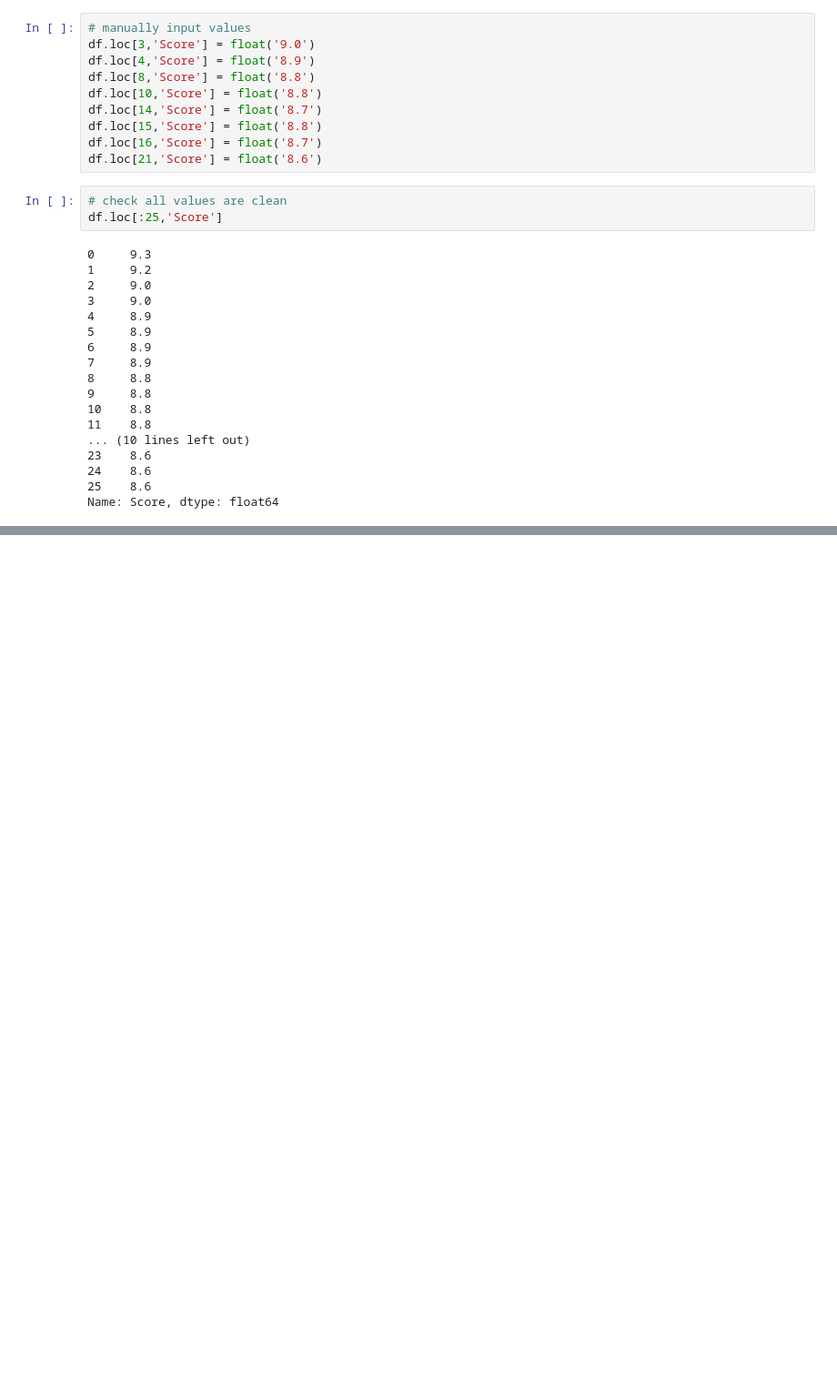
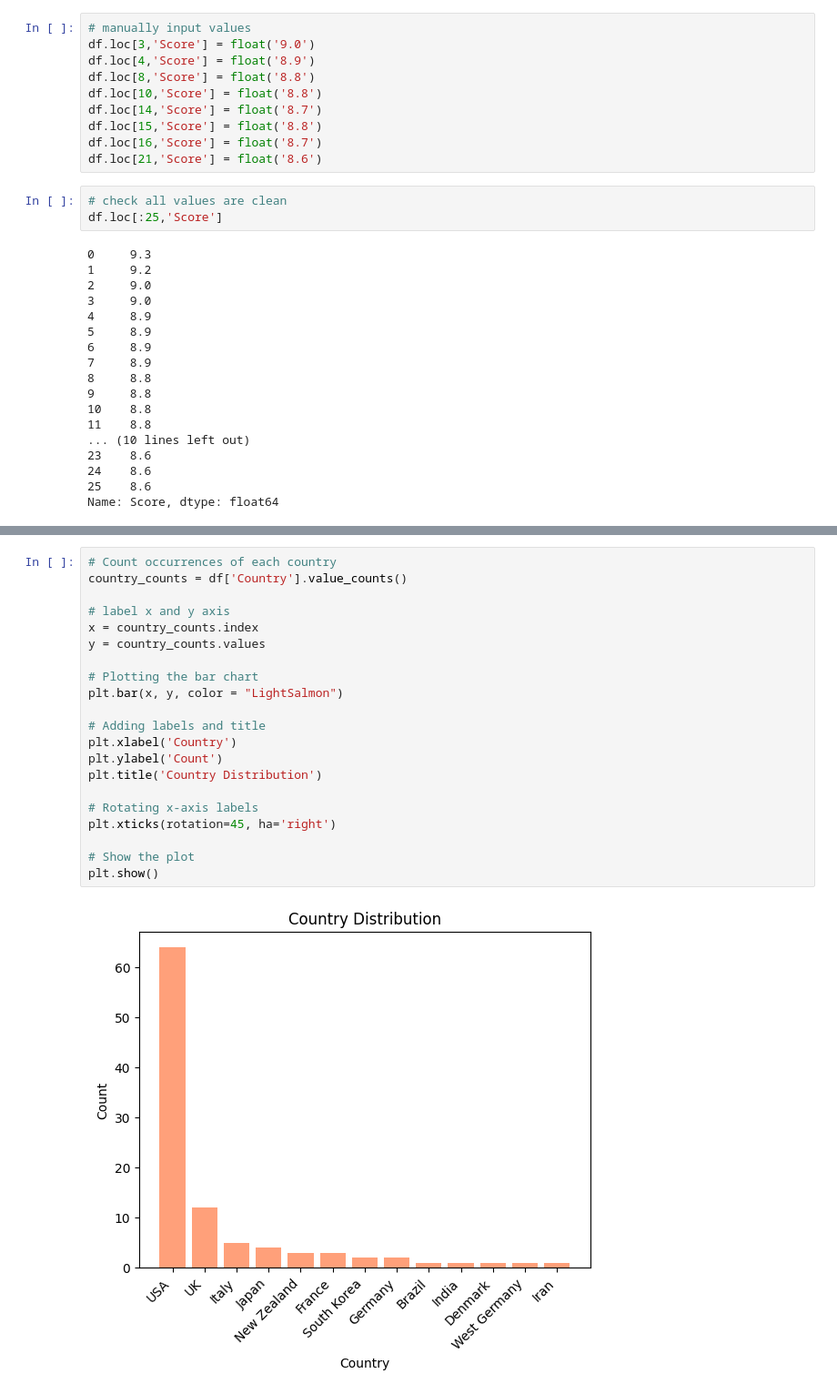
Before and after one commit to Ijaz-M1/IMDB_data_analysis, a Jupyter notebook: data_cleaning.ipynb, the cells around one changed output, grey strips where cells are left out. Shown: that part at 91% size. Saved outputs shown, nothing was run; the diff lists cells and outputs as text; blank space fills up the shorter version.

Commit message:
imported matplotlib and created bar chart

```diff
--- a/data_cleaning.ipynb
+++ b/data_cleaning.ipynb
@@ -724,0 +745,23 @@ Name: Score, dtype: float64
+# %%
+# Count occurrences of each country
+country_counts = df['Country'].value_counts()
+
+# label x and y axis
+x = country_counts.index
+y = country_counts.values
+
+# Plotting the bar chart
+plt.bar(x, y, color = "LightSalmon")
+
+# Adding labels and title
+plt.xlabel('Country')
+plt.ylabel('Count')
+plt.title('Country Distribution')
+
+# Rotating x-axis labels
+plt.xticks(rotation=45, ha='right')
+
+# Show the plot
+plt.show()
+# %% [output]
+[figure, added]
```
Also changed, not shown: parts of 5 cells of this notebook.
